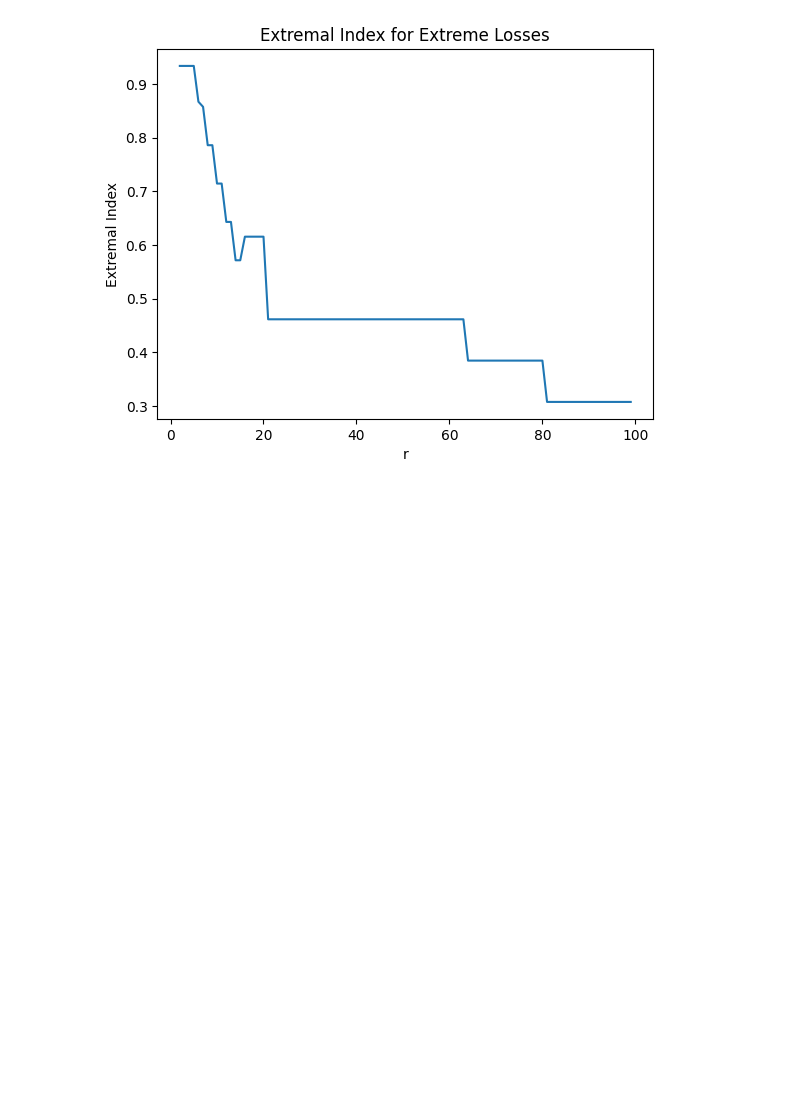
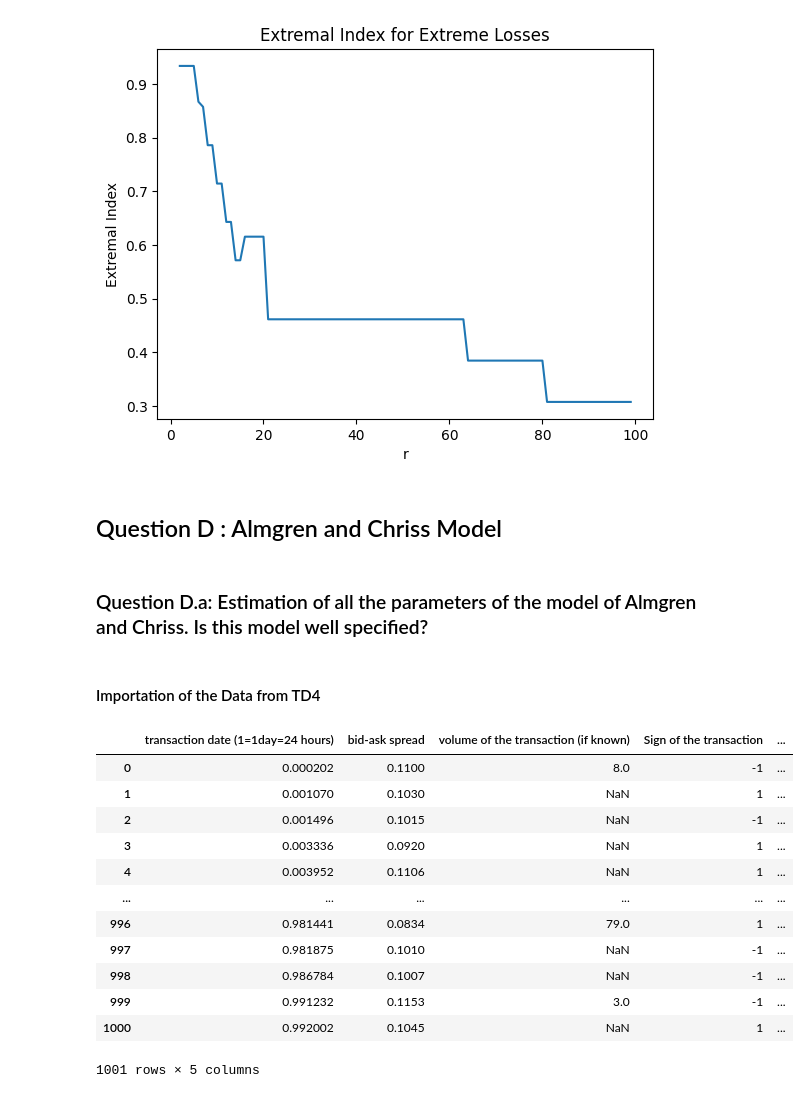
Before and after one commit to nathan6292/Market-Risk-Final-Project, a Jupyter notebook: Nathan_Fleury, Julien_Gilles - Project.ipynb, the cells around one changed output. Saved outputs shown, nothing was run; the diff lists cells and outputs as text; code cells hidden in the pictures; blank space fills up the shorter version.

```diff
--- a/Nathan_Fleury, Julien_Gilles - Project.ipynb
+++ b/Nathan_Fleury, Julien_Gilles - Project.ipynb
@@ -1856,3 +1856,27 @@ plt.ylabel('Extremal Index')
 plt.show()
 # %% [output]
 [figure]
+# %% [markdown]
+## Question D : Almgren and Chriss Model
+# %% [markdown]
+### Question D.a: Estimation of all the parameters of the model of Almgren and Chriss. Is this model well specified?
+# %% [markdown]
+#### Importation of the Data from TD4
+# %%
+# Import TD4 data
+data = pd.read_excel('Dataset TD4.xlsx')
+data
+# %% [output]
+|  | transaction date (1=1day=24 hours) | bid-ask spread | volume of the transaction (if known) | Sign of the transaction | ... |
+| 0 | 0.000202 | 0.1100 | 8.0 | -1 | ... |
+| 1 | 0.001070 | 0.1030 | NaN | 1 | ... |
+| 2 | 0.001496 | 0.1015 | NaN | -1 | ... |
+| 3 | 0.003336 | 0.0920 | NaN | 1 | ... |
+| 4 | 0.003952 | 0.1106 | NaN | 1 | ... |
+| ... | ... | ... | ... | ... | ... |
+| 996 | 0.981441 | 0.0834 | 79.0 | 1 | ... |
+| 997 | 0.981875 | 0.1010 | NaN | -1 | ... |
+| 998 | 0.986784 | 0.1007 | NaN | -1 | ... |
+| 999 | 0.991232 | 0.1153 | 3.0 | -1 | ... |
+| 1000 | 0.992002 | 0.1045 | NaN | 1 | ... |
+1001 rows × 5 columns
```
Also changed, not shown: parts of 28 cells of this notebook, 1 other file.
